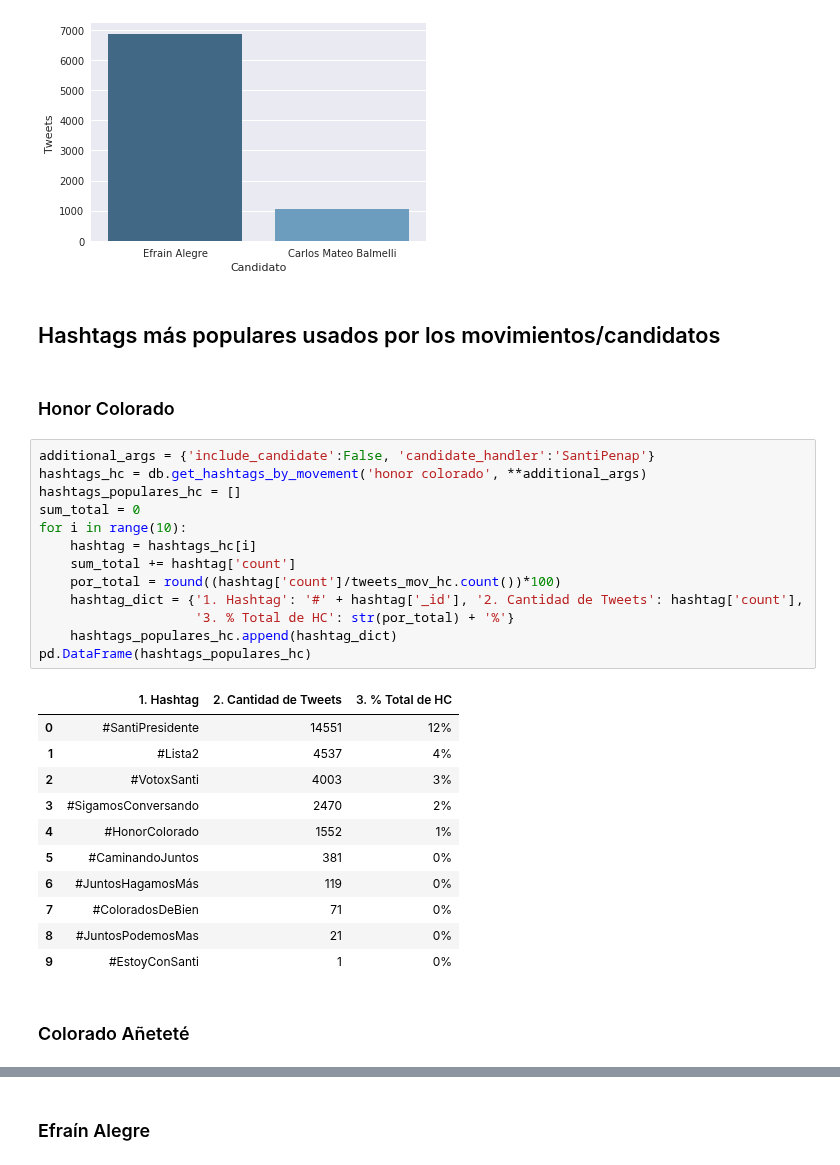
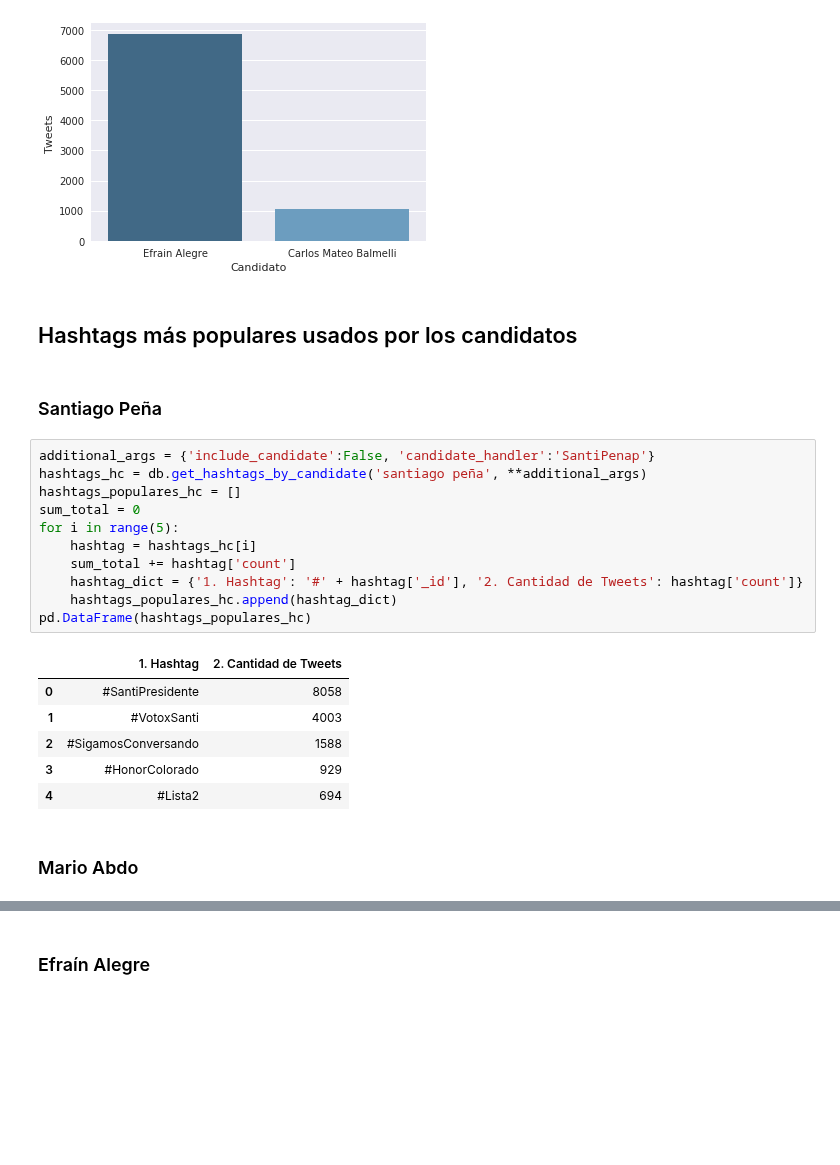
Before and after one commit to ParticipaPY/politic-bots, a Jupyter notebook: reports/bots_politicos_internas2017.ipynb, the cells around one changed output, grey strips where cells are left out. Saved outputs shown, nothing was run; the diff lists cells and outputs as text; blank space fills up the shorter version.

```diff
--- a/reports/bots_politicos_internas2017.ipynb
+++ b/reports/bots_politicos_internas2017.ipynb
@@ -201,35 +190,28 @@ sns.barplot(x='Candidato', y='Tweets', data=tweets_por_candidato_plra, palette="
 <matplotlib.axes._subplots.AxesSubplot at 0x...>
 [figure]
 # %% [markdown]
-## Hashtags más populares usados por los movimientos/candidatos
+## Hashtags más populares usados por los candidatos
-# %% [markdown]
-### Honor Colorado
+# %% [markdown]
+### Santiago Peña
 # %%
 additional_args = {'include_candidate':False, 'candidate_handler':'SantiPenap'}
-hashtags_hc = db.get_hashtags_by_movement('honor colorado', **additional_args)
+hashtags_hc = db.get_hashtags_by_candidate('santiago peña', **additional_args)
 hashtags_populares_hc = []
 sum_total = 0
-for i in range(10):
+for i in range(5):
     hashtag = hashtags_hc[i]
     sum_total += hashtag['count']
-    por_total = round((hashtag['count']/tweets_mov_hc.count())*100)
-    hashtag_dict = {'1. Hashtag': '#' + hashtag['_id'], '2. Cantidad de Tweets': hashtag['count'],
-                    '3. % Total de HC': str(por_total) + '%'}
+    hashtag_dict = {'1. Hashtag': '#' + hashtag['_id'], '2. Cantidad de Tweets': hashtag['count']}
     hashtags_populares_hc.append(hashtag_dict)
 pd.DataFrame(hashtags_populares_hc)
 # %% [output]
-|  | 1. Hashtag | 2. Cantidad de Tweets | 3. % Total de HC |
-| 0 | #SantiPresidente | 14551 | 12% |
-| 1 | #Lista2 | 4537 | 4% |
-| 2 | #VotoxSanti | 4003 | 3% |
-| 3 | #SigamosConversando | 2470 | 2% |
-| 4 | #HonorColorado | 1552 | 1% |
-| 5 | #CaminandoJuntos | 381 | 0% |
-| 6 | #JuntosHagamosMás | 119 | 0% |
-| 7 | #ColoradosDeBien | 71 | 0% |
-| 8 | #JuntosPodemosMas | 21 | 0% |
-| 9 | #EstoyConSanti | 1 | 0% |
+|  | 1. Hashtag | 2. Cantidad de Tweets |
+| 0 | #SantiPresidente | 8058 |
+| 1 | #VotoxSanti | 4003 |
+| 2 | #SigamosConversando | 1588 |
+| 3 | #HonorColorado | 929 |
+| 4 | #Lista2 | 694 |
-# %% [markdown]
-### Colorado Añeteté
+# %% [markdown]
+### Mario Abdo
 # %%
 additional_args = {'include_candidate':False, 'candidate_handler':'MaritoAbdo'}
```
Also changed, not shown: parts of 6 cells of this notebook, 1 other file.
